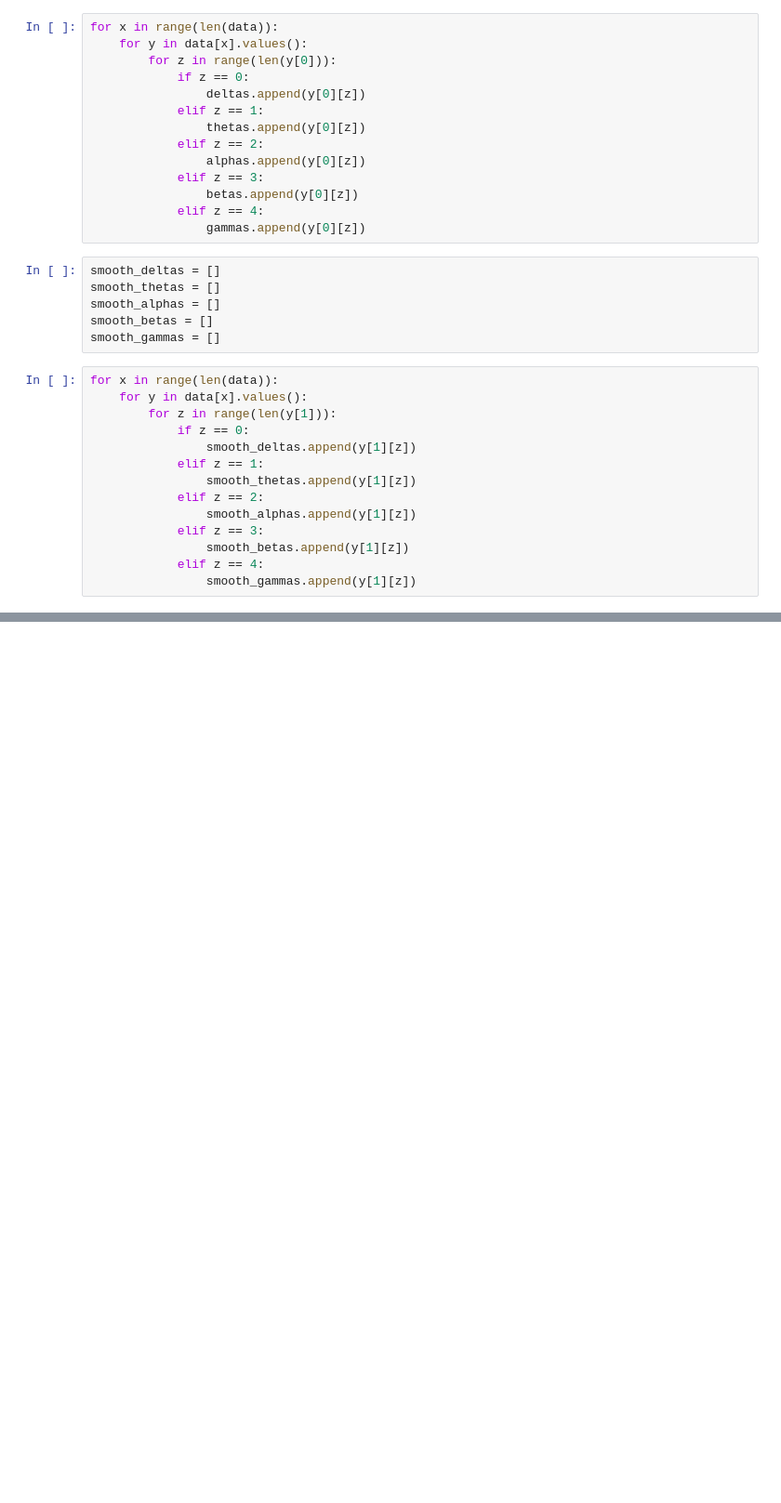
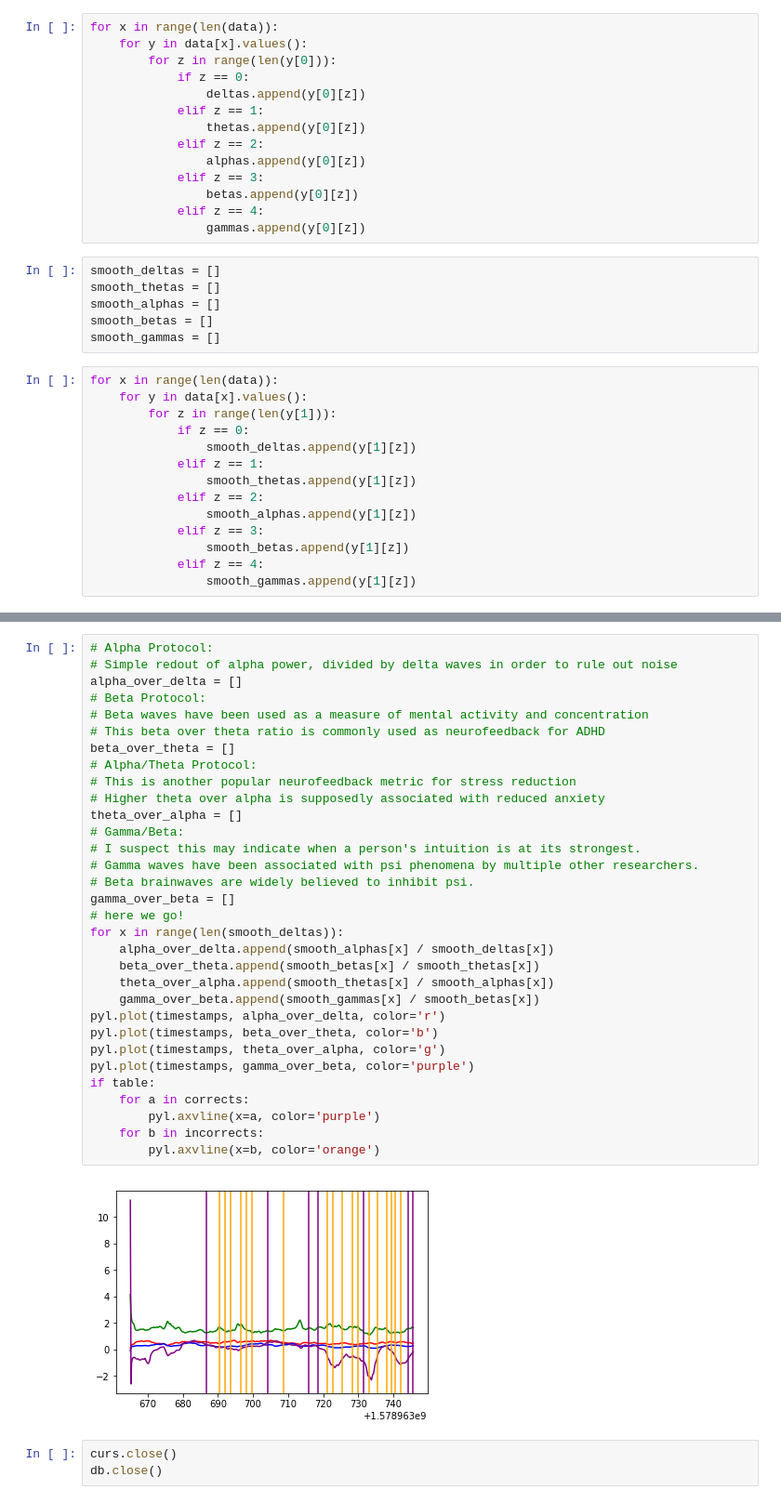
Before and after one commit to a-v-e-s/Psiborg, a Jupyter notebook: grappling.ipynb, the cells around one changed output, grey strips where cells are left out. Shown: that part at 93% size. Saved outputs shown, nothing was run; the diff lists cells and outputs as text; blank space fills up the shorter version.

```diff
--- a/grappling.ipynb
+++ b/grappling.ipynb
@@ -50,0 +94,37 @@ for x in range(len(data)):
+# %%
+# Alpha Protocol:
+# Simple redout of alpha power, divided by delta waves in order to rule out noise
+alpha_over_delta = []
+# Beta Protocol:
+# Beta waves have been used as a measure of mental activity and concentration
+# This beta over theta ratio is commonly used as neurofeedback for ADHD
+beta_over_theta = []
+# Alpha/Theta Protocol:
+# This is another popular neurofeedback metric for stress reduction
+# Higher theta over alpha is supposedly associated with reduced anxiety
+theta_over_alpha = []
+# Gamma/Beta:
+# I suspect this may indicate when a person's intuition is at its strongest.
+# Gamma waves have been associated with psi phenomena by multiple other researchers.
+# Beta brainwaves are widely believed to inhibit psi.
+gamma_over_beta = []
+# here we go!
+for x in range(len(smooth_deltas)):
+    alpha_over_delta.append(smooth_alphas[x] / smooth_deltas[x])
+    beta_over_theta.append(smooth_betas[x] / smooth_thetas[x])
+    theta_over_alpha.append(smooth_thetas[x] / smooth_alphas[x])
+    gamma_over_beta.append(smooth_gammas[x] / smooth_betas[x])
+pyl.plot(timestamps, alpha_over_delta, color='r')
+pyl.plot(timestamps, beta_over_theta, color='b')
+pyl.plot(timestamps, theta_over_alpha, color='g')
+pyl.plot(timestamps, gamma_over_beta, color='purple')
+if table:
+    for a in corrects:
+        pyl.axvline(x=a, color='purple')
+    for b in incorrects:
+        pyl.axvline(x=b, color='orange')
+# %% [output]
+[figure, added]
+# %%
+curs.close()
+db.close()
```
Also changed, not shown: parts of 6 cells of this notebook, 2 other files.
